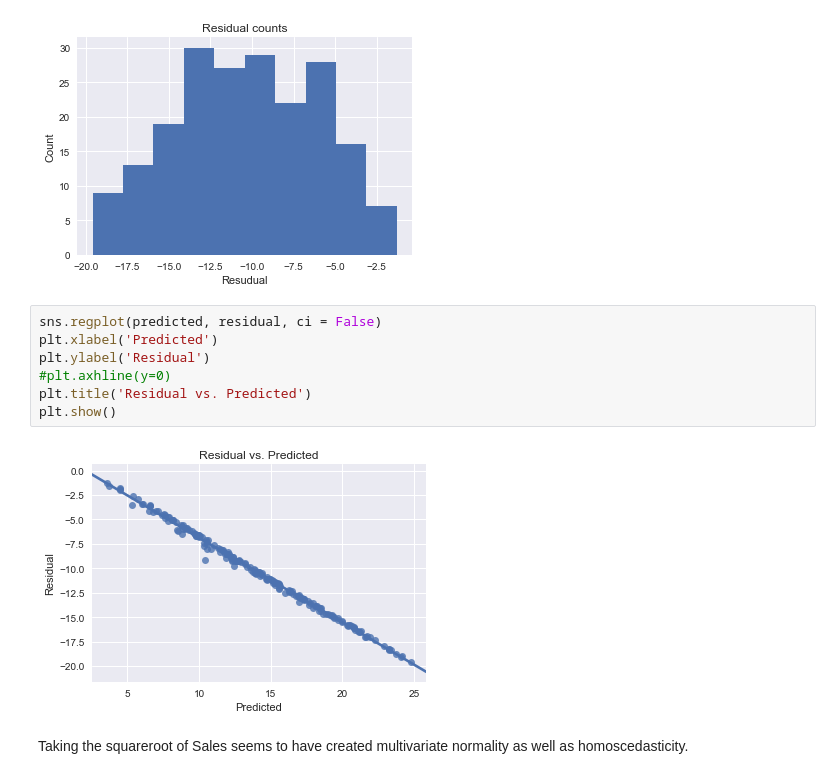
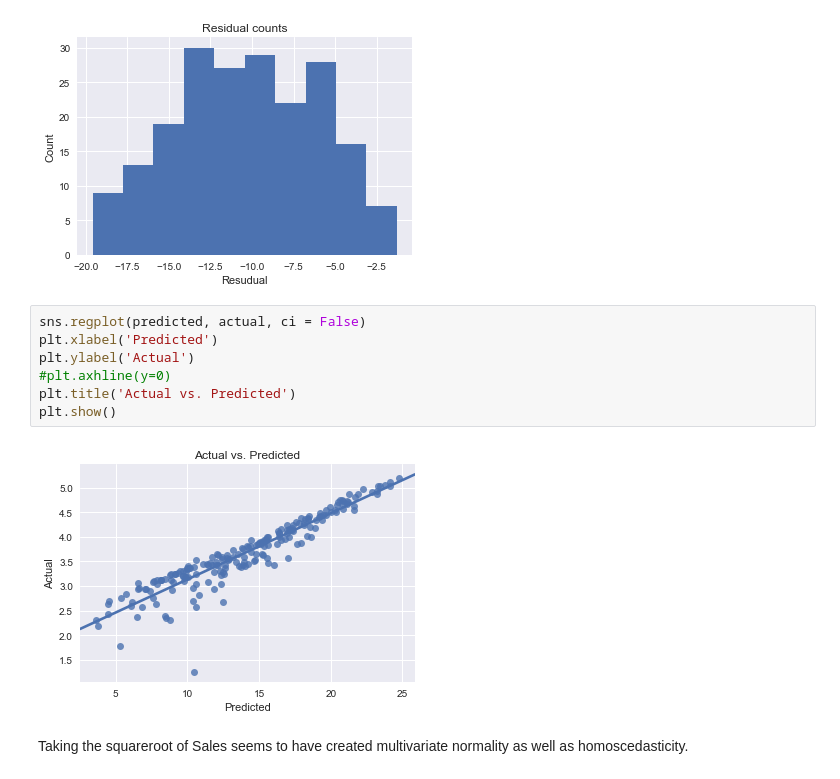
Before and after one commit to gurkpet/Thinkful-Lessons, a Jupyter notebook: Thinkful 2.4.3/2.4.3+The+Extraordinary+Power+of+Explanatory+Power.ipynb, the cells around one changed output. Cells and saved outputs as stored; diff of their text form.

```diff
--- a/Thinkful 2.4.3/2.4.3+The+Extraordinary+Power+of+Explanatory+Power.ipynb
+++ b/Thinkful 2.4.3/2.4.3+The+Extraordinary+Power+of+Explanatory+Power.ipynb
@@ -242,13 +242,13 @@ plt.show()
 # %% [output]
 [figure]
 # %%
-sns.regplot(predicted, residual, ci = False)
+sns.regplot(predicted, actual, ci = False)
 plt.xlabel('Predicted')
-plt.ylabel('Residual')
+plt.ylabel('Actual')
 #plt.axhline(y=0)
-plt.title('Residual vs. Predicted')
+plt.title('Actual vs. Predicted')
 plt.show()
 # %% [output]
-[figure, old version]
+[figure, new version]
 # %% [markdown]
 Taking the squareroot of Sales seems to have created multivariate normality as well as homoscedasticity.
```
Also changed, not shown: parts of 2 cells of this notebook, 1 other file.
